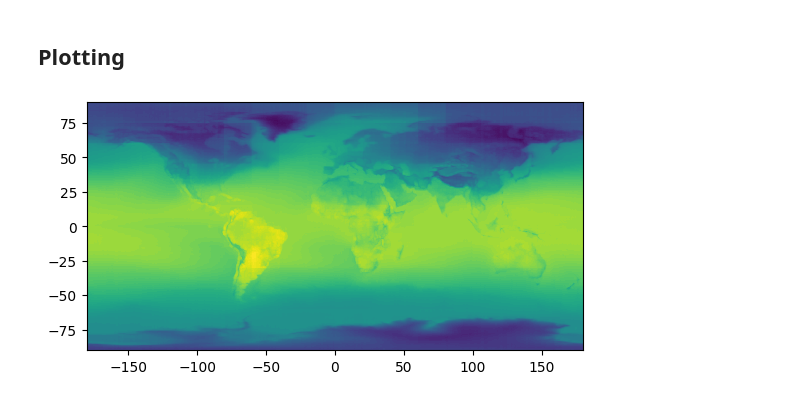
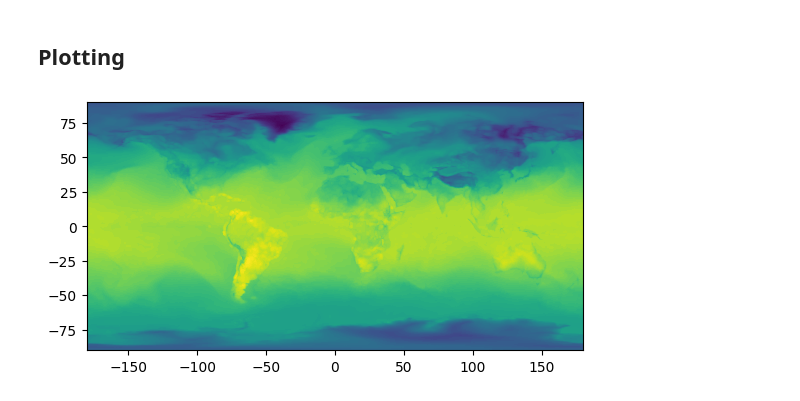
Before and after one commit to NASA-IMPACT/Prithvi-WxC, a Jupyter notebook: examples/PrithviWxC_rollout.ipynb, the cells around one changed output. Saved outputs shown, nothing was run; the diff lists cells and outputs as text; code cells hidden in the pictures.

```diff
--- a/examples/PrithviWxC_rollout.ipynb
+++ b/examples/PrithviWxC_rollout.ipynb
@@ -169,38 +177,38 @@ from PrithviWxC.dataloaders.merra2 import (
     static_input_scalers,
 )
 
-surf_in_scal_path = Path("./climatology/musigma_surface.nc")
+surf_in_scal_path = Path("../data/climatology/musigma_surface.nc")
 hf_hub_download(
-    repo_id="Prithvi-WxC/prithvi.wxc.2300m.v1",
+    repo_id="ibm-nasa-geospatial/Prithvi-WxC-1.0-2300M",
     filename=f"climatology/{surf_in_scal_path.name}",
-    local_dir=".",
+    local_dir="../data",
 )
 
-vert_in_scal_path = Path("./climatology/musigma_vertical.nc")
+vert_in_scal_path = Path("../data/climatology/musigma_vertical.nc")
 hf_hub_download(
-    repo_id="Prithvi-WxC/prithvi.wxc.2300m.v1",
+    repo_id="ibm-nasa-geospatial/Prithvi-WxC-1.0-2300M",
     filename=f"climatology/{vert_in_scal_path.name}",
-    local_dir=".",
+    local_dir="../data",
 )
 
-surf_out_scal_path = Path("./climatology/anomaly_variance_surface.nc")
+surf_out_scal_path = Path("../data/climatology/anomaly_variance_surface.nc")
 hf_hub_download(
-    repo_id="Prithvi-WxC/prithvi.wxc.2300m.v1",
+    repo_id="ibm-nasa-geospatial/Prithvi-WxC-1.0-2300M",
     filename=f"climatology/{surf_out_scal_path.name}",
-    local_dir=".",
+    local_dir="../data",
 )
 
-vert_out_scal_path = Path("./climatology/anomaly_variance_vertical.nc")
+vert_out_scal_path = Path("../data/climatology/anomaly_variance_vertical.nc")
 hf_hub_download(
-    repo_id="Prithvi-WxC/prithvi.wxc.2300m.v1",
+    repo_id="ibm-nasa-geospatial/Prithvi-WxC-1.0-2300M",
     filename=f"climatology/{vert_out_scal_path.name}",
-    local_dir=".",
+    local_dir="../data",
 )
 
 hf_hub_download(
-    repo_id="Prithvi-WxC/prithvi.wxc.rollout.2300m.v1",
+    repo_id="ibm-nasa-geospatial/Prithvi-WxC-1.0-2300M-rollout",
     filename="config.yaml",
-    local_dir=".",
+    local_dir="../data",
 )
 
 in_mu, in_sig = input_scalers(
@@ -225,17 +233,18 @@ static_mu, static_sig = static_input_scalers(
 )
 
 residual = "climate"
-masking_mode = "local"
+masking_mode = "both"
+encoder_shifting = True
 decoder_shifting = True
-masking_ratio = 0.99
+masking_ratio = 0.0
 # %% [markdown]
 ### Model init
 We can now build and load the pretrained weights, note that you should use the
 rollout version of the weights.
 # %%
-weights_path = Path("./weights/prithvi.wxc.rollout.2300m.v1.pt")
+weights_path = Path("../data/weights/prithvi.wxc.rollout.2300m.v1.pt")
 hf_hub_download(
-    repo_id="Prithvi-WxC/prithvi.wxc.rollout.2300m.v1",
+    repo_id="ibm-nasa-geospatial/Prithvi-WxC-1.0-2300M-rollout",
     filename=weights_path.name,
-    local_dir="./weights",
+    local_dir="../data/weights",
 )
@@ -244,7 +255,7 @@ import yaml
 
 from PrithviWxC.model import PrithviWxC
 
-with open("./config.yaml", "r") as f:
+with open("../data/config.yaml", "r") as f:
     config = yaml.safe_load(f)
 
 model = PrithviWxC(
@@ -265,6 +276,7 @@ model = PrithviWxC(
     patch_size_px=config["params"]["patch_size_px"],
     mask_unit_size_px=config["params"]["mask_unit_size_px"],
     mask_ratio_inputs=masking_ratio,
+    mask_ratio_targets=0.0,
     embed_dim=config["params"]["embed_dim"],
     n_blocks_encoder=config["params"]["n_blocks_encoder"],
     n_blocks_decoder=config["params"]["n_blocks_decoder"],
@@ -275,6 +287,7 @@ model = PrithviWxC(
     parameter_dropout=config["params"]["parameter_dropout"],
     residual=residual,
     masking_mode=masking_mode,
+    encoder_shifting=encoder_shifting,
     decoder_shifting=decoder_shifting,
     positional_encoding=positional_encoding,
     checkpoint_encoder=[],
@@ -318,14 +331,14 @@ with torch.no_grad():
 # %% [markdown]
 ## Plotting
 # %%
-t2m = out[0, 12].cpu().numpy()
+t2m = out[0, variable_names.index("T2M")].cpu().numpy()
 
 lat = np.linspace(-90, 90, out.shape[-2])
 lon = np.linspace(-180, 180, out.shape[-1])
 X, Y = np.meshgrid(lon, lat)
 
 plt.contourf(X, Y, t2m, 100)
 plt.gca().set_aspect("equal")
 plt.show()
 # %% [output]
-[figure, old version]
+[figure, new version]
```
Also changed, not shown: parts of 5 cells of this notebook, 1 other file.
